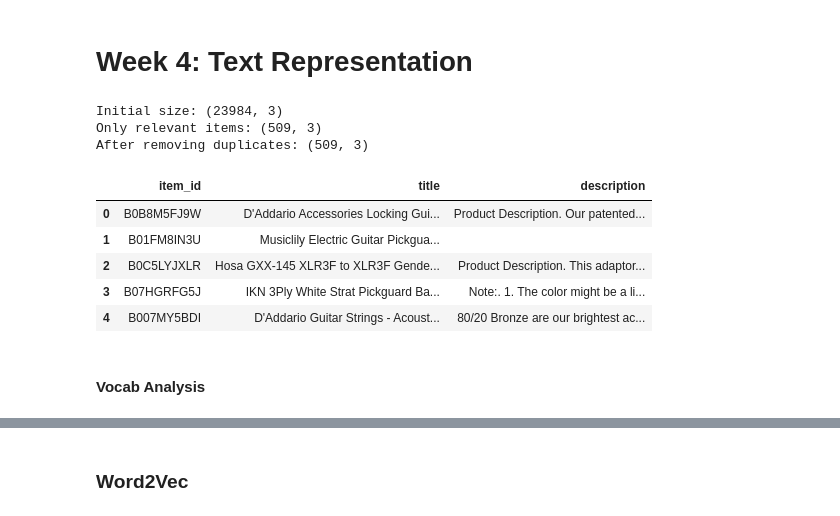
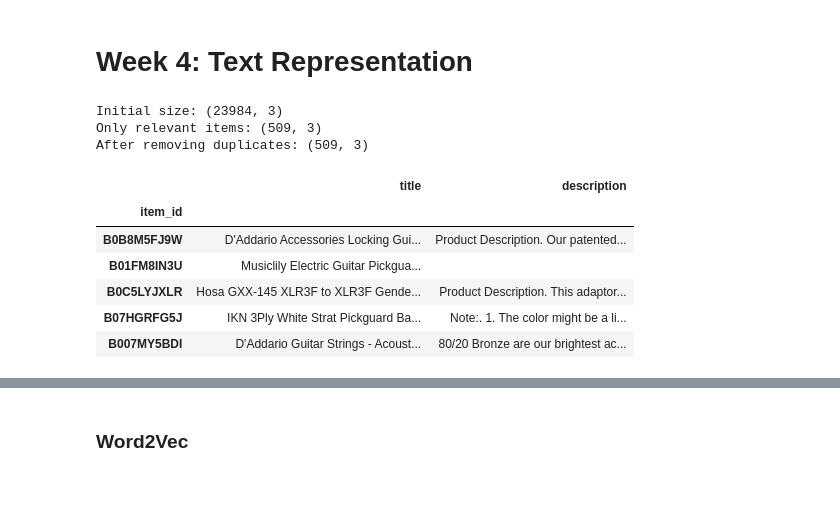
Before and after one commit to miriusz6/WRS_project, a Jupyter notebook: Project copy.ipynb, the cells around one changed output, grey strips where cells are left out. Cells and saved outputs as stored; diff of their text form; code cells hidden in the pictures; blank space fills up the shorter version.

```diff
--- a/Project copy.ipynb
+++ b/Project copy.ipynb
@@ -723,24 +723,26 @@ maybe should compute only for test items ? cuz maybe they ALWAYS rate
 # %%
 # Preapre data
 df_meta = pd.read_csv('data/metadata.tsv', sep='\t')
 print("Initial size:", df_meta.shape)
 # keep only items in training and test
 df_meta = df_meta[df_meta['item_id'].isin(all_items)]
 print("Only relevant items:", df_meta.shape)
 # check for duplicates
 df_meta.drop_duplicates(inplace=True, subset=['item_id'])
 print("After removing duplicates:", df_meta.shape)
 # remove NaNs
 df_meta.replace(np.nan, "", inplace=True)
-df_meta.reset_index(drop=True, inplace=True)
+#df_meta.reset_index(drop=True, inplace=True)
+df_meta.set_index('item_id', inplace=True)
 df_meta.head(5)
 # %% [output]
 Initial size: (23984, 3)
 Only relevant items: (509, 3)
 After removing duplicates: (509, 3)
-|  | item_id | title | description |
-| 0 | B0B8M5FJ9W | D'Addario Accessories Locking Gui... | Product Description. Our patented... |
-| 1 | B01FM8IN3U | Musiclily Electric Guitar Pickgua... |  |
-| 2 | B0C5LYJXLR | Hosa GXX-145 XLR3F to XLR3F Gende... | Product Description. This adaptor... |
-| 3 | B07HGRFG5J | IKN 3Ply White Strat Pickguard Ba... | Note:. 1. The color might be a li... |
-| 4 | B007MY5BDI | D'Addario Guitar Strings - Acoust... | 80/20 Bronze are our brightest ac... |
+|  | title | description |
+| item_id |  |  |
+| B0B8M5FJ9W | D'Addario Accessories Locking Gui... | Product Description. Our patented... |
+| B01FM8IN3U | Musiclily Electric Guitar Pickgua... |  |
+| B0C5LYJXLR | Hosa GXX-145 XLR3F to XLR3F Gende... | Product Description. This adaptor... |
+| B07HGRFG5J | IKN 3Ply White Strat Pickguard Ba... | Note:. 1. The color might be a li... |
+| B007MY5BDI | D'Addario Guitar Strings - Acoust... | 80/20 Bronze are our brightest ac... |
@@ -848,2 +748,0 @@ def calc_tf_idf(idf:pd.Series, tf: pd.Series , uniq_toks: pd.Series):
-# %% [markdown]
-#### Vocab Analysis
```
Also changed, not shown: parts of 25 cells of this notebook, 4 other files.
